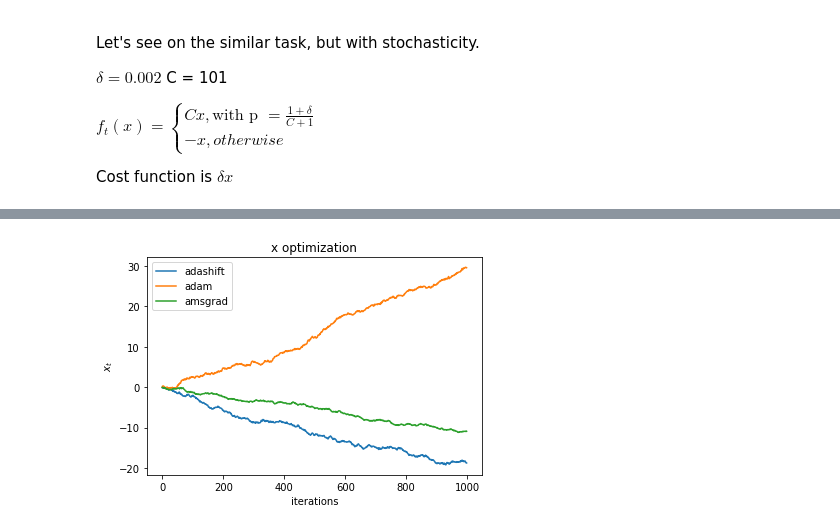
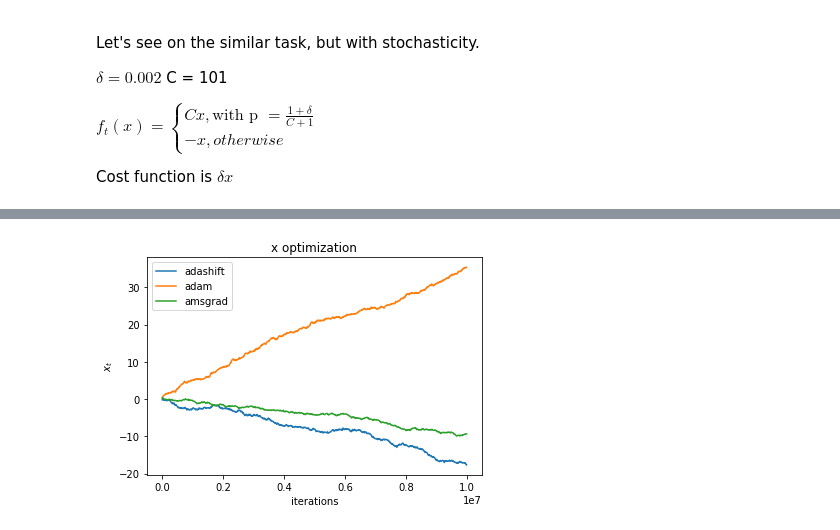
Before and after one commit to mknbv/adashift, a Jupyter notebook: Adam_problem.ipynb, the cells around one changed output, grey strips where cells are left out. Drawn from its saved outputs; the diff is of its cells as text; code cells hidden in the pictures.

```diff
--- a/Adam_problem.ipynb
+++ b/Adam_problem.ipynb
@@ -306,11 +306,12 @@ step :  9900000   loss :  10.89781665802002  x: -10.89781665802002
 # %%
 plt.title("x optimization")
-plt.plot(adashift_x_history, label='adashift')
-plt.plot(x_history,label='adam')
-plt.plot(ams_x_history, label='amsgrad')
+x = np.arange(len(adashift_x_history))
+plt.plot(xx, adashift_x_history, label='adashift')
+plt.plot(xx, x_history,label='adam')
+plt.plot(xx, ams_x_history, label='amsgrad')
 plt.legend()
 plt.xlabel("iterations")
 plt.ylabel(r"$x_t$")
 plt.show()
 # %% [output]
-[figure, old version]
+[figure, new version]
```
Also changed, not shown: parts of 40 cells of this notebook, 1 other file.
